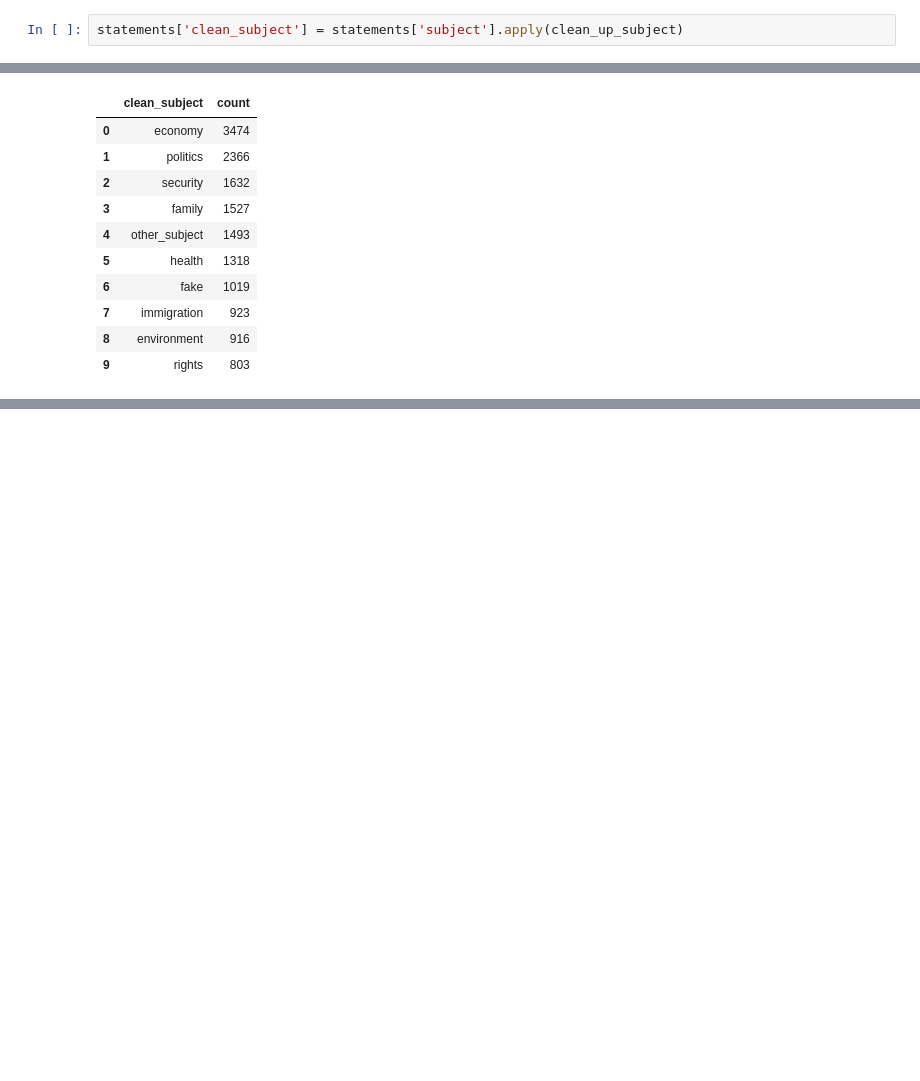
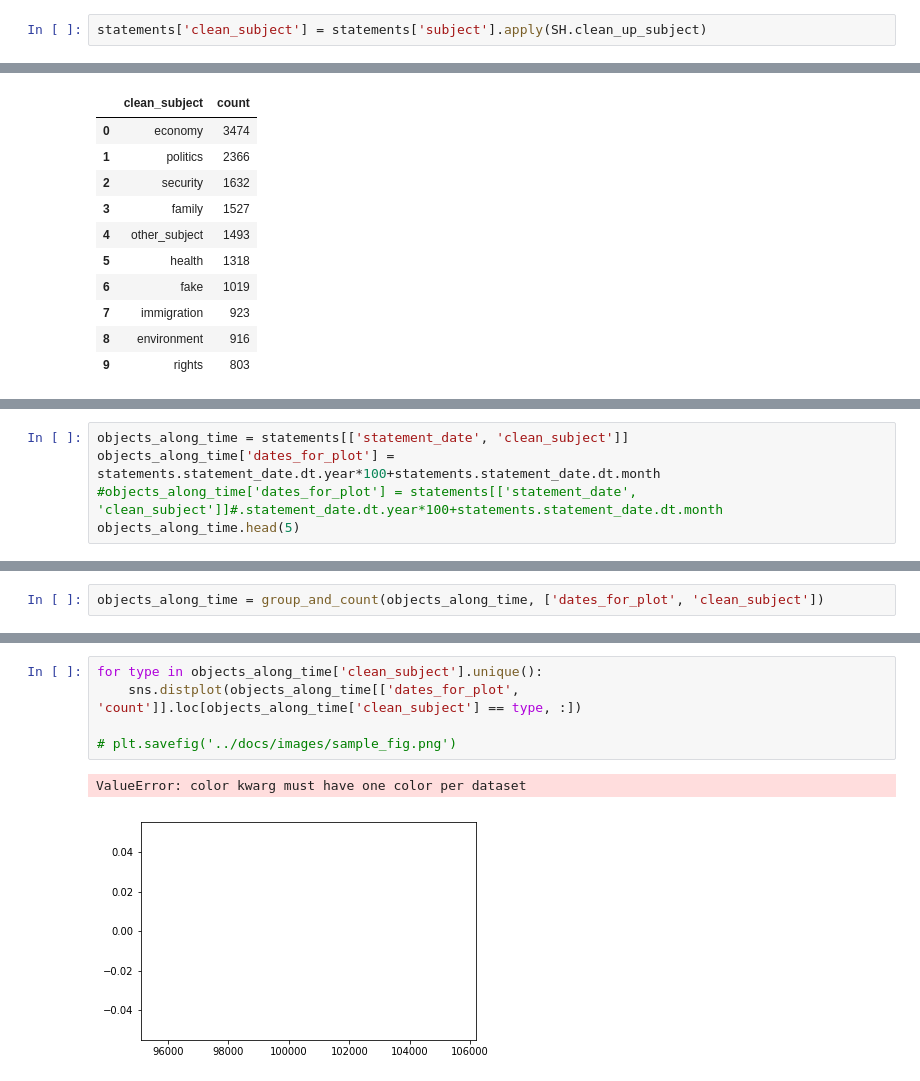
Before and after one commit to ExploringLies/lies-have-short-legs, a Jupyter notebook: notebooks/AnalyseDataset.ipynb, the cells around one changed output, grey strips where cells are left out. Cells and saved outputs as stored; diff of their text form; blank space fills up the shorter version.

```diff
--- a/notebooks/AnalyseDataset.ipynb
+++ b/notebooks/AnalyseDataset.ipynb
@@ -709,5 +622,5 @@ def clean_up_subject(c):
 # %%
-statements['clean_subject'] = statements['subject'].apply(clean_up_subject)
+statements['clean_subject'] = statements['subject'].apply(SH.clean_up_subject)
 # %%
 group_and_count(statements,'clean_subject').head(100)
 # %% [output]
@@ -724,0 +640,5 @@ group_and_count(statements,'clean_subject').head(100)
+# %%
+objects_along_time = statements[['statement_date', 'clean_subject']]
+objects_along_time['dates_for_plot'] = statements.statement_date.dt.year*100+statements.statement_date.dt.month
+#objects_along_time['dates_for_plot'] = statements[['statement_date', 'clean_subject']]#.statement_date.dt.year*100+statements.statement_date.dt.month
+objects_along_time.head(5)
@@ -724,0 +677,2 @@ group_and_count(statements,'clean_subject').head(100)
+# %%
+objects_along_time = group_and_count(objects_along_time, ['dates_for_plot', 'clean_subject'])
@@ -724,0 +698,8 @@ group_and_count(statements,'clean_subject').head(100)
+# %%
+for type in objects_along_time['clean_subject'].unique():
+    sns.distplot(objects_along_time[['dates_for_plot', 'count']].loc[objects_along_time['clean_subject'] == type, :])
+
+# plt.savefig('../docs/images/sample_fig.png')
+# %% [output]
+ValueError: color kwarg must have one color per dataset
+[figure, added]
```
Also changed, not shown: parts of 63 cells of this notebook.
